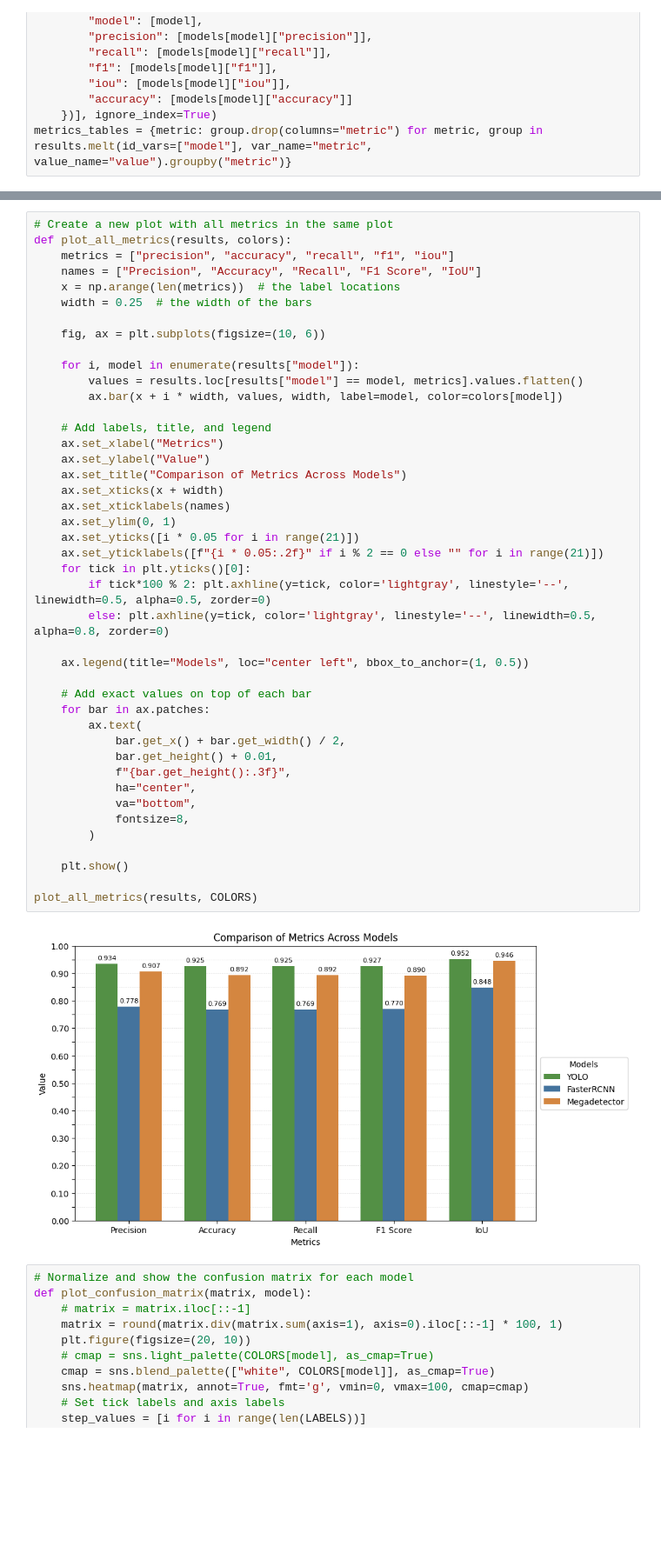
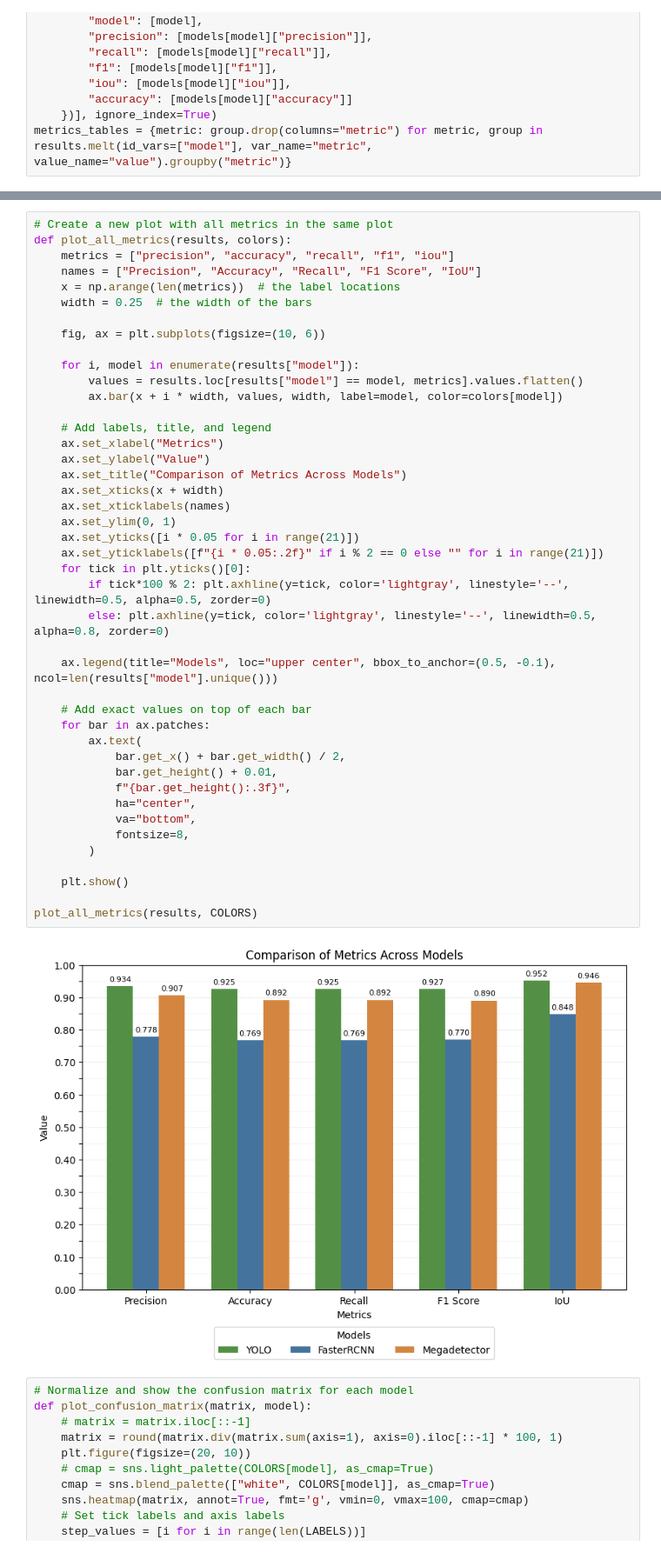
Before and after one commit to ziriraha/snieves-donana-benchmark, a Jupyter notebook: models/analysis/study.ipynb, the cells around one changed output, grey strips where cells are left out. Shown at 87% size. Cells and saved outputs as stored; diff of their text form; blank space fills up the shorter version.

```diff
--- a/models/analysis/study.ipynb
+++ b/models/analysis/study.ipynb
@@ -164,35 +164,35 @@ def plot_all_metrics(results, colors):
 
     # Add labels, title, and legend
     ax.set_xlabel("Metrics")
     ax.set_ylabel("Value")
     ax.set_title("Comparison of Metrics Across Models")
     ax.set_xticks(x + width)
     ax.set_xticklabels(names)
     ax.set_ylim(0, 1)
     ax.set_yticks([i * 0.05 for i in range(21)])
     ax.set_yticklabels([f"{i * 0.05:.2f}" if i % 2 == 0 else "" for i in range(21)])
     for tick in plt.yticks()[0]:
         if tick*100 % 2: plt.axhline(y=tick, color='lightgray', linestyle='--', linewidth=0.5, alpha=0.5, zorder=0)
         else: plt.axhline(y=tick, color='lightgray', linestyle='--', linewidth=0.5, alpha=0.8, zorder=0)
 
-    ax.legend(title="Models", loc="center left", bbox_to_anchor=(1, 0.5))
+    ax.legend(title="Models", loc="upper center", bbox_to_anchor=(0.5, -0.1), ncol=len(results["model"].unique()))
 
     # Add exact values on top of each bar
     for bar in ax.patches:
         ax.text(
             bar.get_x() + bar.get_width() / 2,
             bar.get_height() + 0.01,
             f"{bar.get_height():.3f}",
             ha="center",
             va="bottom",
             fontsize=8,
         )
 
     plt.show()
 
 plot_all_metrics(results, COLORS)
 # %% [output]
-[figure, old version]
+[figure, new version]
 # %%
 # Normalize and show the confusion matrix for each model
 def plot_confusion_matrix(matrix, model):
```
Also changed, not shown: parts of 1 cell of this notebook, 1 other file.
